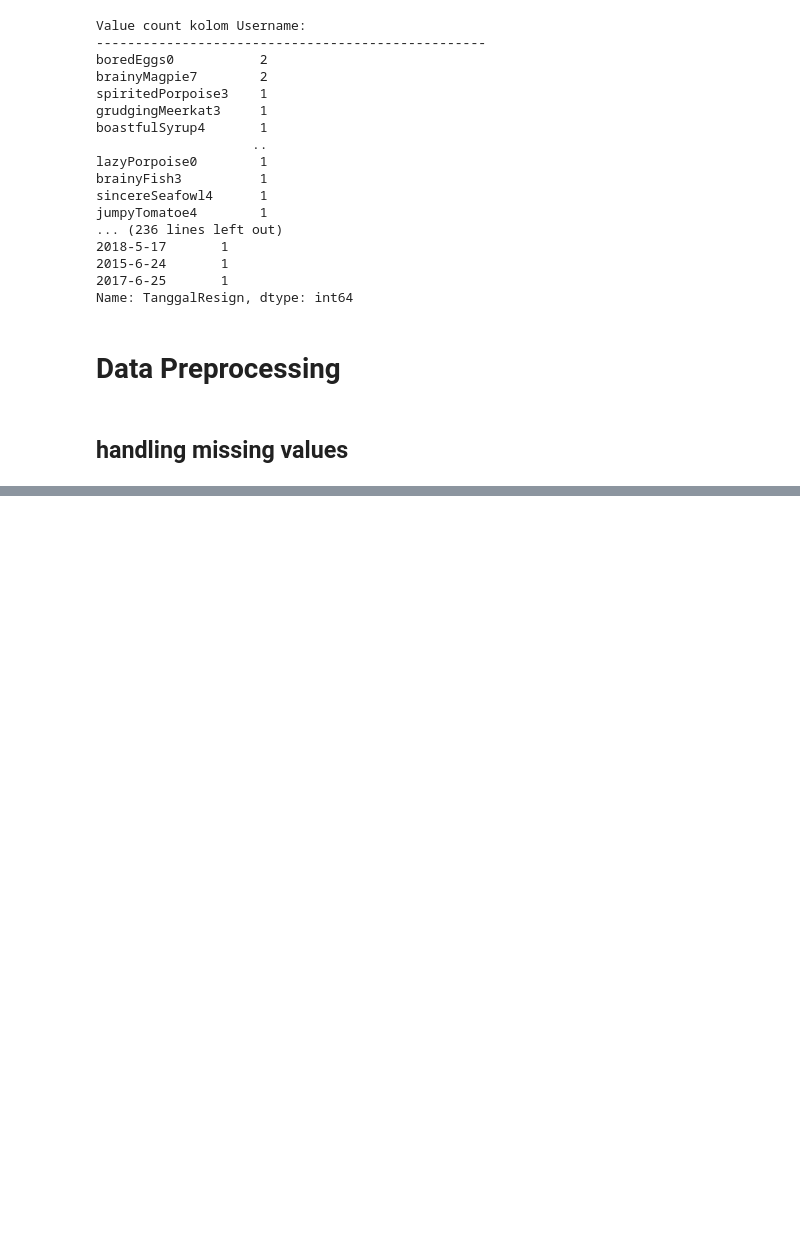
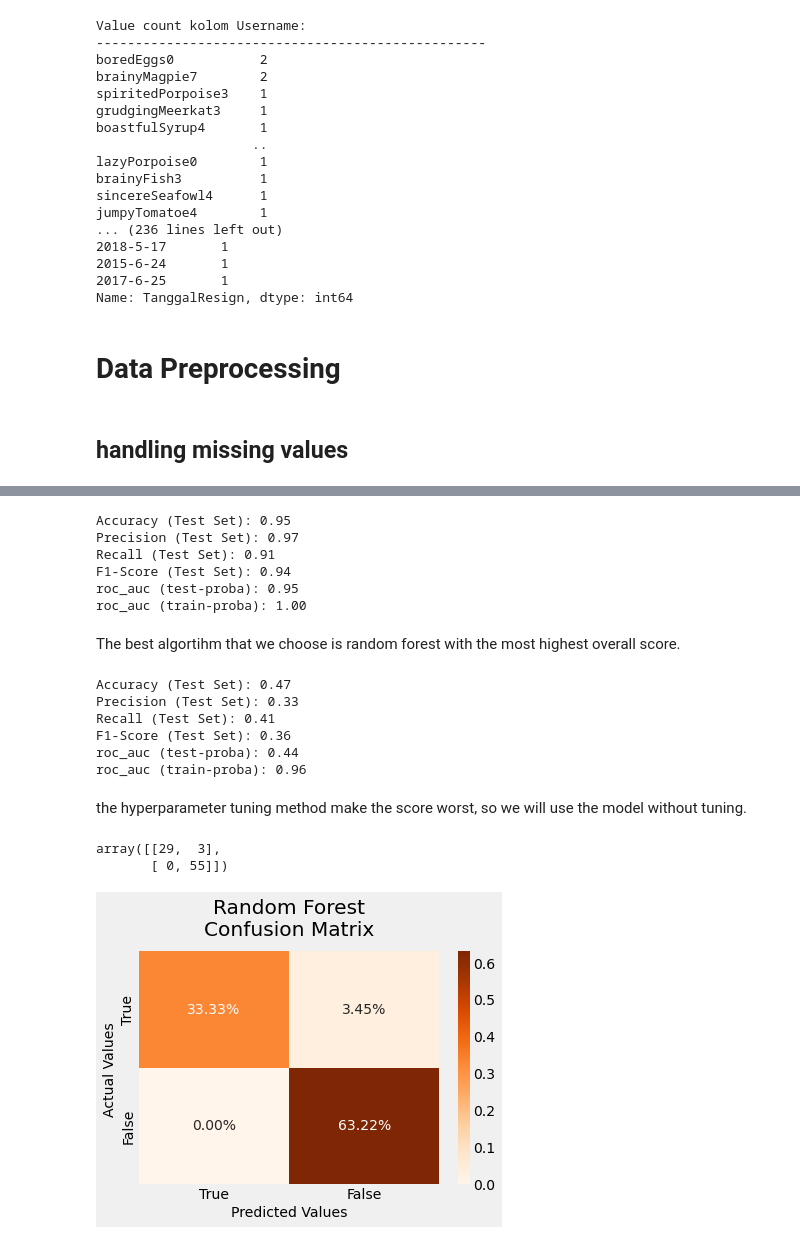
Before and after one commit to ferrysetefanus/Improving-Employee-Retention-by-Predicting-Employee-Attrition-Using-Machine-Learning, a Jupyter notebook: employee_retention.ipynb, the cells around one changed output, grey strips where cells are left out. Saved outputs shown, nothing was run; the diff lists cells and outputs as text; code cells hidden in the pictures; blank space fills up the shorter version.

```diff
--- a/employee_retention.ipynb
+++ b/employee_retention.ipynb
@@ -187,0 +744,6 @@ df_pre.drop(columns=['Username', 'NomorHP', 'Email', 'PernahBekerja', 'Enterpris
+# %%
+# knn
+from sklearn.neighbors import KNeighborsClassifier # import knn dari sklearn
+knn = KNeighborsClassifier() # inisiasi object dengan nama knn
+knn.fit(X_train_ro, y_train_ro) # fit model KNN dari data train
+eval_classification(knn)
@@ -187,0 +757,5 @@ df_pre.drop(columns=['Username', 'NomorHP', 'Email', 'PernahBekerja', 'Enterpris
+# %%
+from sklearn.tree import DecisionTreeClassifier
+dt = DecisionTreeClassifier(random_state=42) # inisiasi object dengan nama dt
+dt.fit(X_train_ro, y_train_ro) # fit model decision tree dari data train
+eval_classification(dt)
@@ -187,0 +769,6 @@ df_pre.drop(columns=['Username', 'NomorHP', 'Email', 'PernahBekerja', 'Enterpris
+# %%
+from sklearn.ensemble import RandomForestClassifier
+
+rf = RandomForestClassifier(random_state=42)
+rf.fit(X_train_ro, y_train_ro)
+eval_classification(rf)
@@ -187,0 +794,63 @@ df_pre.drop(columns=['Username', 'NomorHP', 'Email', 'PernahBekerja', 'Enterpris
+# %%
+from xgboost import XGBClassifier
+
+xg = XGBClassifier()
+xg.fit(X_train_ro, y_train_ro)
+eval_classification(xg)
+# %% [output]
+Accuracy (Test Set): 0.95
+Precision (Test Set): 0.97
+Recall (Test Set): 0.91
+F1-Score (Test Set): 0.94
+roc_auc (test-proba): 0.95
+roc_auc (train-proba): 1.00
+# %% [markdown]
+The best algortihm that we choose is random forest with the most highest overall score.
+# %%
+#decision tree hyperparameter tuning
+from sklearn.model_selection import RandomizedSearchCV
+
+max_depth = [int(x) for x in np.linspace(1, 110, num = 30)]
+min_samples_split = [2, 5, 10, 100]
+min_samples_leaf = [1, 2, 4, 10, 20, 50]
+max_features = ['auto', 'sqrt']
+
+hyperparameters = dict(max_depth=max_depth,
+                       min_samples_split=min_samples_split,
+                       min_samples_leaf=min_samples_leaf,
+                       max_features=max_features)
+
+dt_tuned = RandomizedSearchCV(dt, hyperparameters, scoring='roc_auc', cv=5,random_state=42)
+dt_tuned.fit(X_train_ro, y_train_ro)
+eval_classification(dt_tuned)
+# %% [output]
+Accuracy (Test Set): 0.47
+Precision (Test Set): 0.33
+Recall (Test Set): 0.41
+F1-Score (Test Set): 0.36
+roc_auc (test-proba): 0.44
+roc_auc (train-proba): 0.96
+# %% [markdown]
+the hyperparameter tuning method make the score worst, so we will use the model without tuning.
+# %%
+from sklearn.metrics import classification_report, confusion_matrix
+
+y_predicted = rf.predict(X_test)
+confusion_matrix(y_test,y_predicted, labels=[1,0])
+# %% [output]
+array([[29,  3],
+       [ 0, 55]])
+# %%
+cf_matrix = confusion_matrix(y_test, y_predicted, labels=[1,0])
+ax = sns.heatmap(cf_matrix/np.sum(cf_matrix), cmap='Oranges', annot=True, fmt='.2%')
+
+plt.title('Random Forest\nConfusion Matrix', pad=15)
+plt.xlabel('Predicted Values')
+plt.ylabel('Actual Values ');
+
+ax.xaxis.set_ticklabels(['True','False'])
+ax.yaxis.set_ticklabels(['True','False'])
+
+plt.show()
+# %% [output]
+[figure, added]
```
Also changed, not shown: parts of 52 cells of this notebook, 1 other file.
